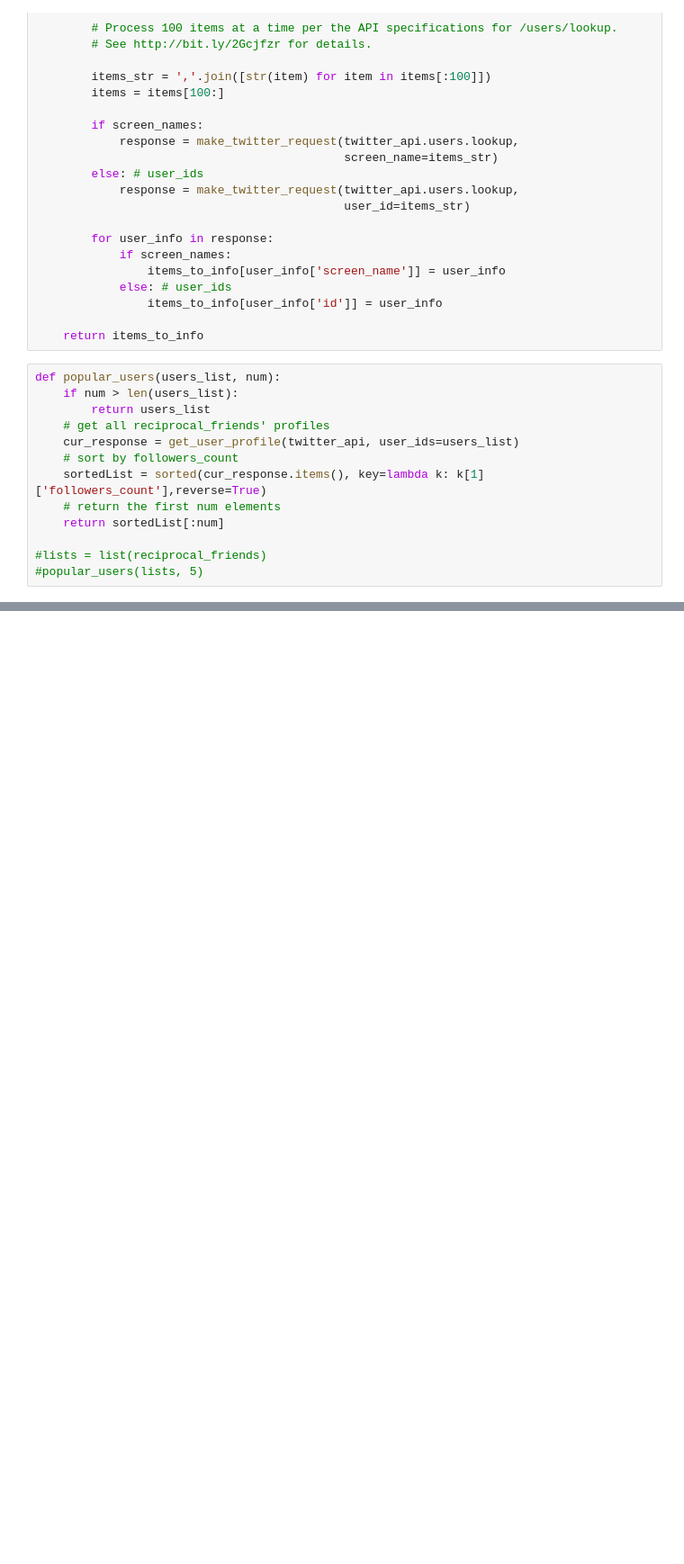
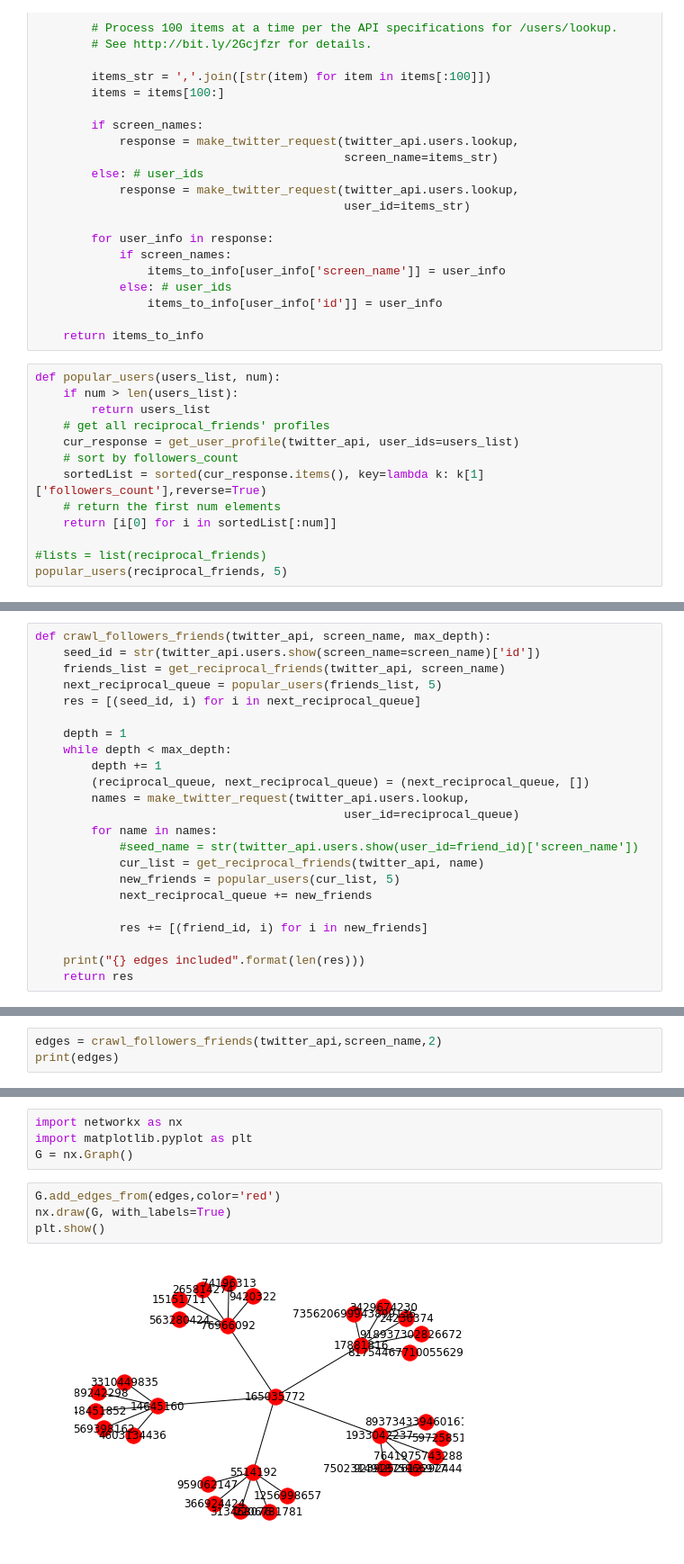
Before and after one commit to zmr227/Social-Media-Data-Mining, a Jupyter notebook: Assignments/Ass-2/Ass2.ipynb, the cells around one changed output, grey strips where cells are left out. Shown at 90% size. Cells and saved outputs as stored; diff of their text form; blank space fills up the shorter version.

Commit message:
Update Ass2.ipynb
add networkx & matplotlib
todo: fix the rate limit bug

```diff
--- a/Assignments/Ass-2/Ass2.ipynb
+++ b/Assignments/Ass-2/Ass2.ipynb
@@ -229,7 +229,7 @@ def popular_users(users_list, num):
     # sort by followers_count
     sortedList = sorted(cur_response.items(), key=lambda k: k[1]['followers_count'],reverse=True)
     # return the first num elements
-    return sortedList[:num]
+    return [i[0] for i in sortedList[:num]]
 
 #lists = list(reciprocal_friends)
-#popular_users(lists, 5)
+popular_users(reciprocal_friends, 5)
@@ -241,0 +244,23 @@ print(ids)
+# %%
+def crawl_followers_friends(twitter_api, screen_name, max_depth):
+    seed_id = str(twitter_api.users.show(screen_name=screen_name)['id'])
+    friends_list = get_reciprocal_friends(twitter_api, screen_name)
+    next_reciprocal_queue = popular_users(friends_list, 5)
+    res = [(seed_id, i) for i in next_reciprocal_queue]
+
+    depth = 1
+    while depth < max_depth:
+        depth += 1
+        (reciprocal_queue, next_reciprocal_queue) = (next_reciprocal_queue, [])
+        names = make_twitter_request(twitter_api.users.lookup,
+                                            user_id=reciprocal_queue)
+        for name in names:
+            #seed_name = str(twitter_api.users.show(user_id=friend_id)['screen_name'])
+            cur_list = get_reciprocal_friends(twitter_api, name)
+            new_friends = popular_users(cur_list, 5)
+            next_reciprocal_queue += new_friends
+
+            res += [(friend_id, i) for i in new_friends]
+
+    print("{} edges included".format(len(res)))
+    return res
@@ -241,0 +281,3 @@ print(ids)
+# %%
+edges = crawl_followers_friends(twitter_api,screen_name,2)
+print(edges)
@@ -242 +287,11 @@ print(ids)
+# %%
+import networkx as nx
+import matplotlib.pyplot as plt
+G = nx.Graph()
+# %%
+G.add_edges_from(edges,color='red')
+nx.draw(G, with_labels=True)
+plt.show()
+# %% [output]
+[figure, added]
 # %%
```
Also changed, not shown: parts of 7 cells of this notebook.
